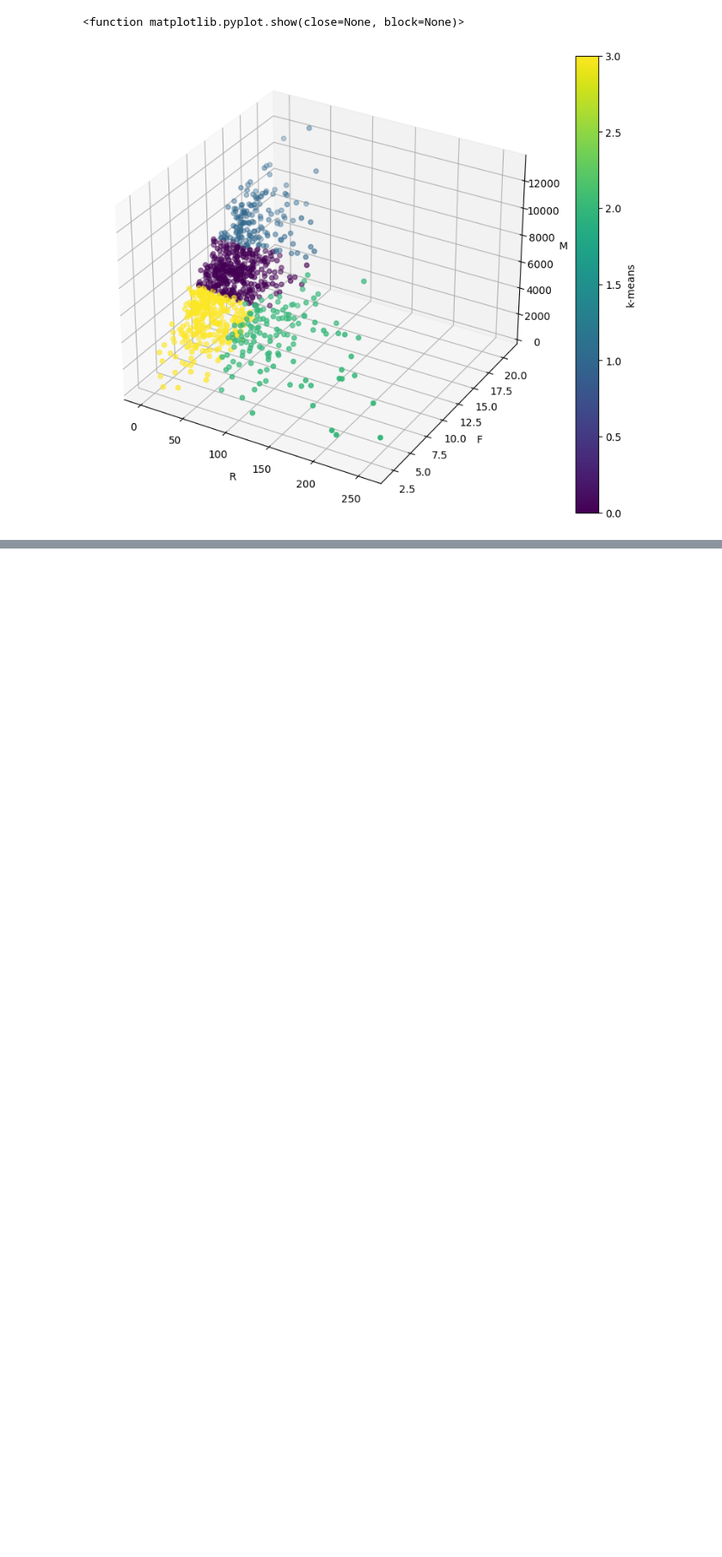
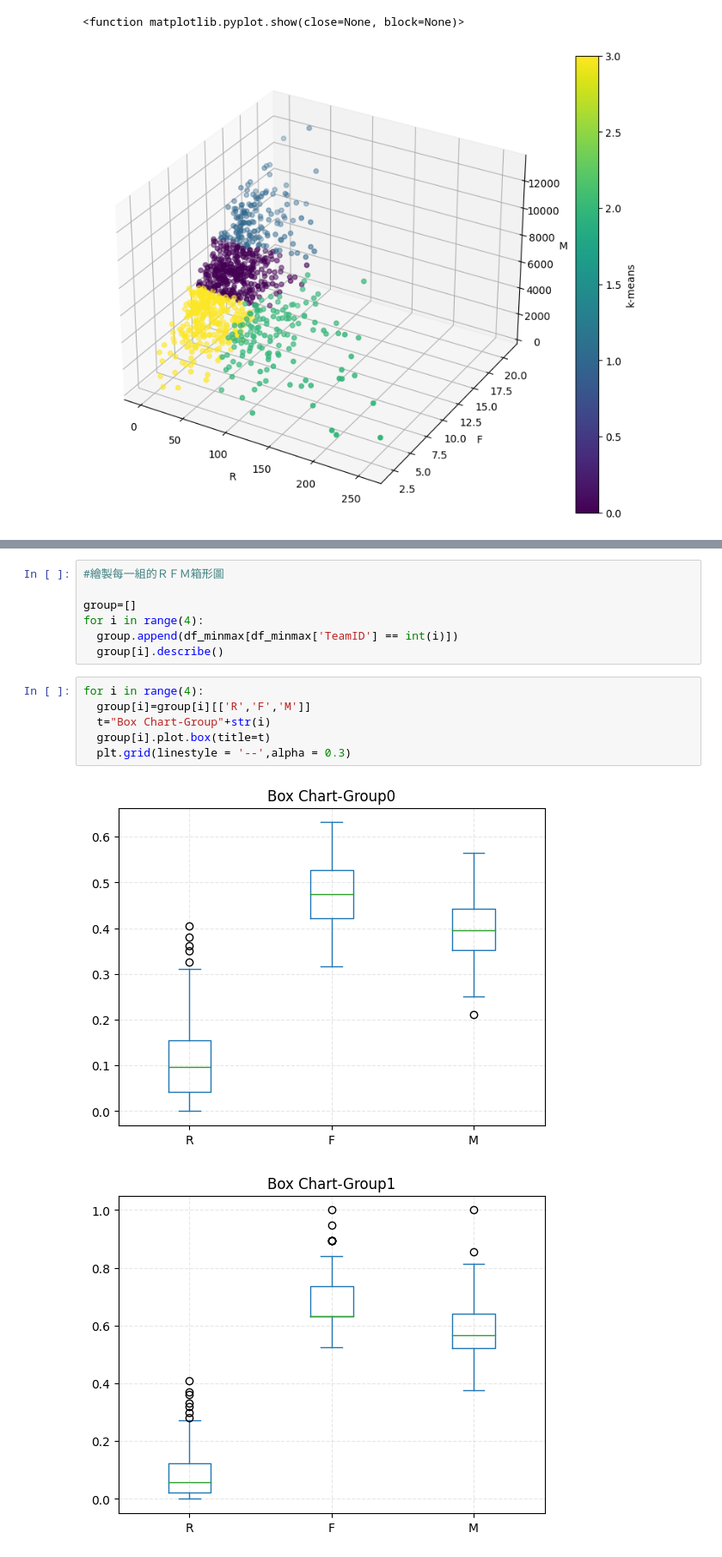
Before and after one commit to jp05451/RFM, a Jupyter notebook: RFM.ipynb, the cells around one changed output, grey strips where cells are left out. Shown: that part at 86% size. Saved outputs shown, nothing was run; the diff lists cells and outputs as text; blank space fills up the shorter version.

```diff
--- a/RFM.ipynb
+++ b/RFM.ipynb
@@ -144,0 +234,16 @@ plt.show
+# %%
+#繪製每一組的ＲＦＭ箱形圖
+
+group=[]
+for i in range(4):
+  group.append(df_minmax[df_minmax['TeamID'] == int(i)])
+  group[i].describe()
+# %%
+for i in range(4):
+  group[i]=group[i][['R','F','M']]
+  t="Box Chart-Group"+str(i)
+  group[i].plot.box(title=t)
+  plt.grid(linestyle = '--',alpha = 0.3)
+# %% [output]
+[figure, added]
+[figure, added]
```
Also changed, not shown: parts of 19 cells of this notebook.
